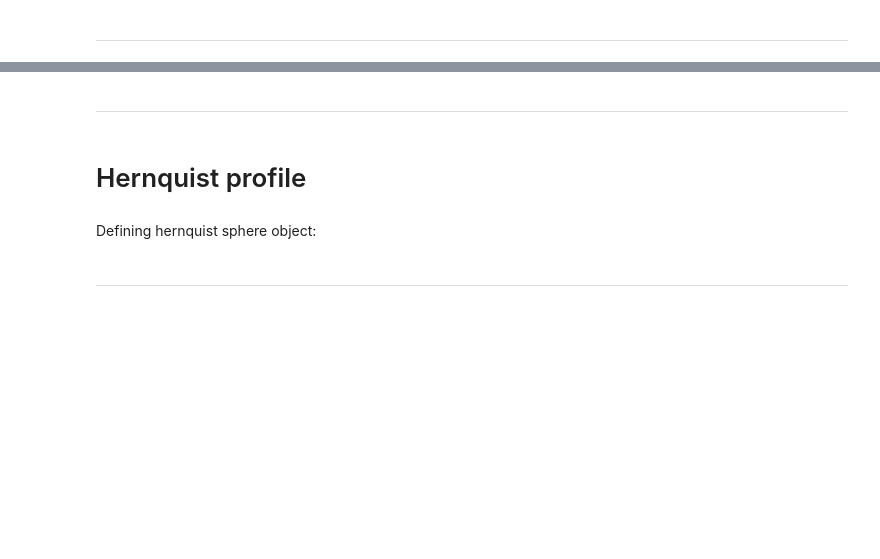
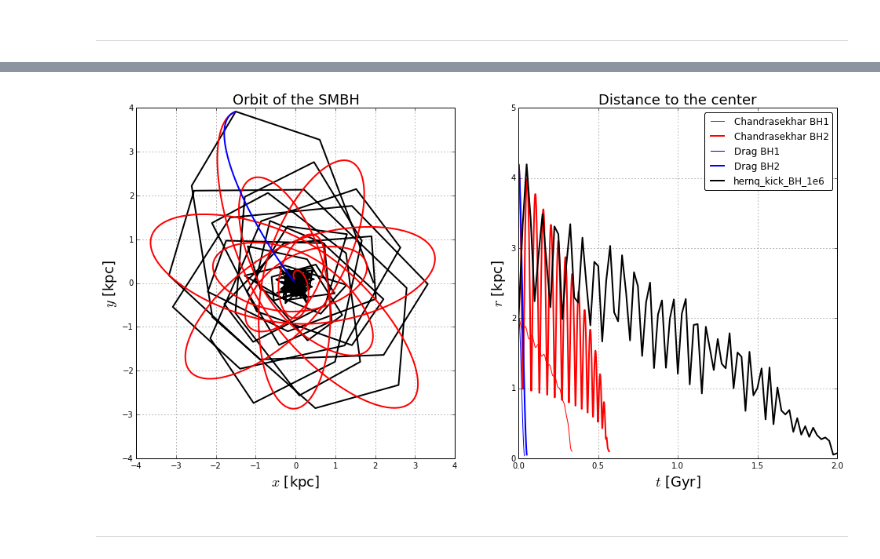
Before and after one commit to sbustamante/CosmologicalBlackHoles, a Jupyter notebook: Codes/controlled_experiments.ipynb, the cells around one changed output, grey strips where cells are left out. Cells and saved outputs as stored; diff of their text form; code cells hidden in the pictures; blank space fills up the shorter version.

```diff
--- a/Codes/controlled_experiments.ipynb
+++ b/Codes/controlled_experiments.ipynb
@@ -8,0 +100,14 @@
+# %%
+#Potential centered
+bh_s2 = black_hole_sim( simulation = "%s/hernq_kick_BH_1e6"%(DataFolder),
+                        snapbase = 'snapshot',
+                        n_snap = 240,
+                        center = [250,250,250] )
+bh_s2.read_trajectory( pot_center = True )
+
+#Geometrically centered
+bh_s2_g = black_hole_sim( simulation = "%s/hernq_kick_BH_1e6"%(DataFolder),
+                          snapbase = 'snapshot',
+                          n_snap = 240,
+                          center = [250,250,250] )
+bh_s2_g.read_trajectory( )
@@ -34,6 +380,47 @@ DataFolder = '/home/bustamsn/PhD/Data/hernquist_dynamical_friction/'
+# %%
+plt.figure( figsize=(16,8) )
+plt.subplot(1,2,1)
+
+#Analytic trajectories
+plt.plot(rtc2[:,0], rtc2[:,1], '-', lw=2, color = 'red')
+plt.plot(rtd2[:,0], rtd2[:,1], '-', lw=2, color = 'blue')
+
+
+#Simulated trajectories
+T = 240
+plt.plot( bh_s2.r[:T,0], bh_s2.r[:T,1] , '-', lw=2, color = 'black', zorder = 0 )
+
+
+dL = 4
+plt.xlim( (-dL,dL) )
+plt.ylim( (-dL,dL) )
+plt.xlabel( "$x$ [kpc]", fontsize = 18 )
+plt.ylabel( "$y$ [kpc]", fontsize = 18 )
+plt.grid(1)
+plt.title( "Orbit of the SMBH", fontsize = 18 )
+
+plt.subplot(1,2,2)
+
+#Analytic trajectories
+plt.plot(tc1, np.sqrt(rtc1[:,0]**2 + rtc1[:,1]**2 + rtc1[:,2]**2), '-', lw=1, color = 'red', label = 'Chandrasekhar BH1')
+plt.plot(tc2, np.sqrt(rtc2[:,0]**2 + rtc2[:,1]**2 + rtc2[:,2]**2), '-', lw=2, color = 'red', label = 'Chandrasekhar BH2')
+plt.plot(td1, np.sqrt(rtd1[:,0]**2 + rtd1[:,1]**2 + rtd1[:,2]**2), '-', lw=1, color = 'blue', label = 'Drag BH1')
+plt.plot(td2, np.sqrt(rtd2[:,0]**2 + rtd2[:,1]**2 + rtd2[:,2]**2), '-', lw=2, color = 'blue', label = 'Drag BH2')
+
+#Simulated trajectories
+T = 240
+plt.plot( bh_s2.t[:T], np.sqrt( bh_s2.r[:T,0]**2 + bh_s2.r[:T,1]**2 + bh_s2.r[:T,2]**2 ),
+'-', lw=2, color = 'black', zorder = 10, label = 'hernq_kick_BH_1e6' )
+
+#plt.semilogx()
+plt.ylim( (0,5) )
+plt.xlim( (0,2) )
+plt.xlabel( "$t$ [Gyr]", fontsize = 18 )
+plt.ylabel( "$r$ [kpc]", fontsize = 18 )
+plt.grid(1)
+plt.title( "Distance to the center", fontsize = 18 )
+leg = plt.legend( loc= 'upper right', fancybox = True )
+# %% [output]
+[figure, added]
 # %% [markdown]
 - - -
-# %% [markdown]
-# Hernquist profile
-# %% [markdown]
-Defining hernquist sphere object:
@@ -50,2 +426,0 @@ hernquist = hernquist_sphere( M, a )
-# %% [markdown]
-- - -
```
Also changed, not shown: parts of 58 cells of this notebook, 1 other file.
